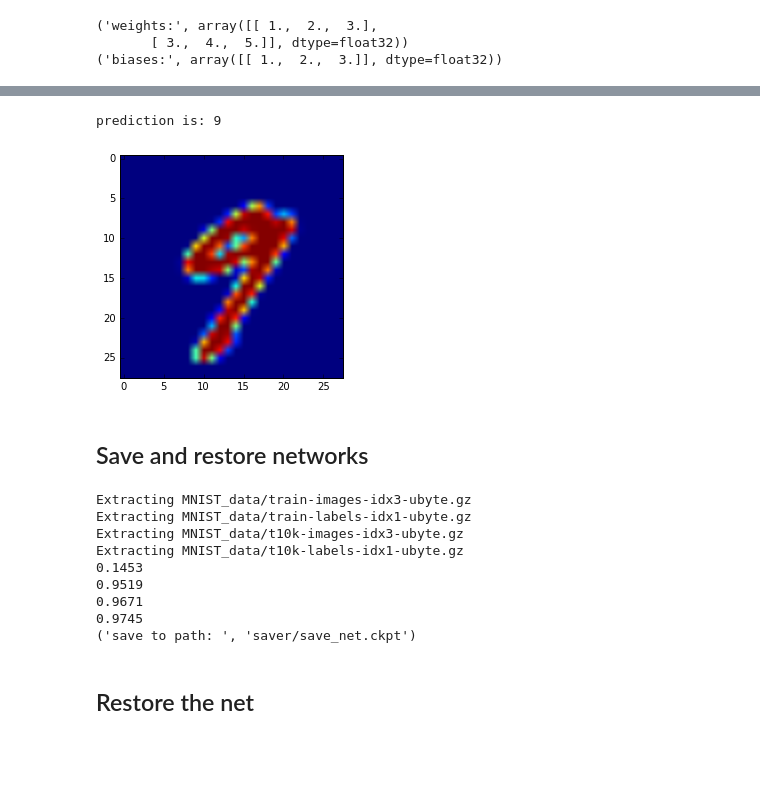
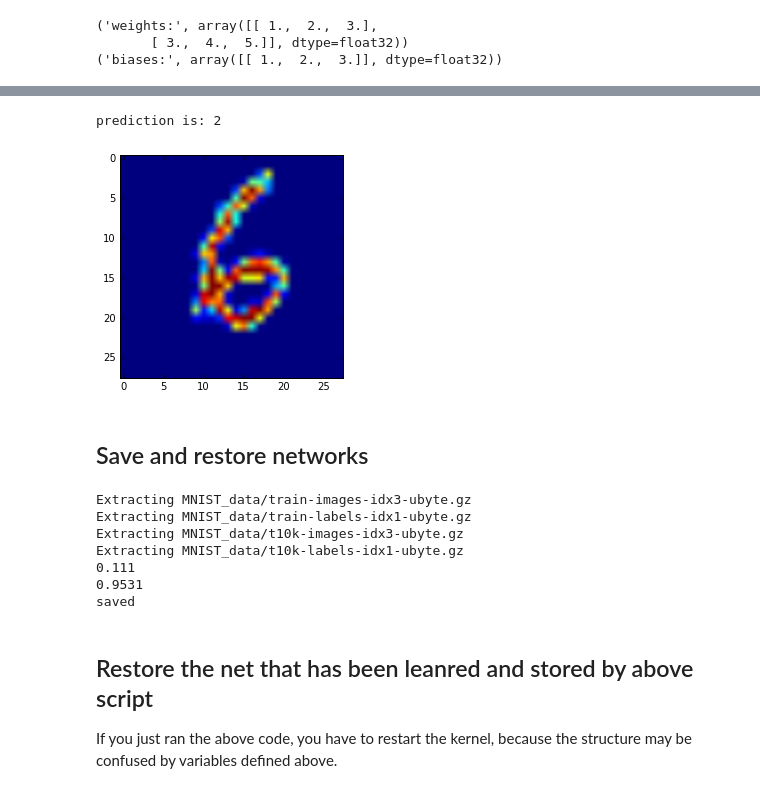
Before and after one commit to zyang96/Tensorflow_AlexNet, a Jupyter notebook: tensor_flow_practice.ipynb, the cells around one changed output, grey strips where cells are left out. Drawn from its saved outputs; the diff is of its cells as text; code cells hidden in the pictures; blank space fills up the shorter version.

Commit message:
Added more comments, and test out all the scripts

```diff
--- a/tensor_flow_practice.ipynb
+++ b/tensor_flow_practice.ipynb
@@ -404,11 +412,11 @@ sess = tf.Session()
 # important step
 sess.run(tf.initialize_all_variables())
 
-for i in range(10000):
+for i in range(5000):
     batch_xs, batch_ys = mnist.train.next_batch(100)
     sess.run(train_step, feed_dict={xs: batch_xs, ys: batch_ys})
     if i % 500 == 0:
-        print(compute_accuracy(
+        print 'loss at step',i,':',(compute_accuracy(
             mnist.test.images, mnist.test.labels))
 # %% [output]
 Extracting MNIST_data/train-images-idx3-ubyte.gz
@@ -454,7 +459,7 @@ def add_layer(inputs, in_size, out_size, layer_name, activation_function=None, )
     Weights = tf.Variable(tf.random_normal([in_size, out_size]))
     biases = tf.Variable(tf.zeros([1, out_size]) + 0.1)
     Wx_plus_b = tf.matmul(inputs, Weights) + biases
-    # here to dropout
+    # Add dropout here
     Wx_plus_b = tf.nn.dropout(Wx_plus_b, keep_prob)
     if activation_function is None:
         outputs = Wx_plus_b
@@ -480,19 +485,21 @@ tf.scalar_summary('loss', cross_entropy)
 train_step = tf.train.GradientDescentOptimizer(0.5).minimize(cross_entropy)
 
 sess = tf.Session()
-merged = tf.merge_all_summaries()
-# summary writer goes in here
-train_writer = tf.train.SummaryWriter("logs/train", sess.graph)
-test_writer = tf.train.SummaryWriter("logs/test", sess.graph)
+# merged = tf.merge_all_summaries()
+
+## summary writer goes in here
+# train_writer = tf.train.SummaryWriter("logs/train", sess.graph)
+# test_writer = tf.train.SummaryWriter("logs/test", sess.graph)
 
 sess.run(tf.initialize_all_variables())
 
-for i in range(500):
+for i in range(5000):
     # here to determine the keeping probability
     sess.run(train_step, feed_dict={xs: X_train, ys: y_train, keep_prob: 0.5})
-    if i % 50 == 0:
+    if i % 500 == 0:
         # record loss
-        train_result = sess.run(merged, feed_dict={xs: X_train, ys: y_train, keep_prob: 1})
-        test_result = sess.run(merged, feed_dict={xs: X_test, ys: y_test, keep_prob: 1})
-        train_writer.add_summary(train_result, i)
-        test_writer.add_summary(test_result, i)
+        train_result = sess.run(train_step,feed_dict={xs: X_train, ys: y_train, keep_prob: 1})
+        test_result = sess.run(prediction,feed_dict={xs: X_test, ys: y_test, keep_prob: 1})
+        print 'cross_entropy at step',i,':',sess.run(cross_entropy,feed_dict={xs: X_train, ys: y_train, keep_prob: 1})
+#         train_writer.add_summary(train_result, i)
+#         test_writer.add_summary(test_result, i)
@@ -501,6 +519,7 @@ for i in range(500):
 # %%
 import tensorflow as tf
 import numpy as np
+import os
 
 # Save to file
 # remember to define the same dtype and shape when restore
@@ -513,6 +532,9 @@ saver = tf.train.Saver()
 
 with tf.Session() as sess:
     sess.run(init)
+    directory = 'saver'
+    if not os.path.exists(directory):
+        os.makedirs(directory)
     save_path = saver.save(sess, "saver/save_net.ckpt")
     print("Save to path: ", save_path)
 # %% [output]
@@ -642,24 +667,25 @@ axarr[3].imshow(sess.run(W_conv2)[:,:,45,55])
 # %%
 import matplotlib.pyplot as plt
 %matplotlib inline
-imageIndex = 20;
+imageIndex = 2000;
 x_image = tf.reshape(mnist.test.images, [-1, 28, 28, 1])
 img = sess.run(x_image)[imageIndex,:,:,0]
 plt.imshow(img)
 
 y_pre = sess.run(prediction, feed_dict={xs: mnist.test.images[:,:], keep_prob: 1})
 Nums = [0,1,2,3,4,5,6,7,8,9]
 
 print 'prediction is:',np.where(np.int16(np.round(y_pre[imageIndex,:],0))==1)[0][0]
 # %% [output]
-prediction is: 9
+prediction is: 2
-[figure, old version]
+[figure, new version]
 # %% [markdown]
 ## Save and restore networks
 # %%
 # Save trained network
 import tensorflow as tf
 import numpy as np
+import os
 from tensorflow.examples.tutorials.mnist import input_data
 # number 1 to 10 data
 mnist = input_data.read_data_sets('MNIST_data', one_hot=True)
@@ -697,13 +723,13 @@ x_image = tf.reshape(xs, [-1, 28, 28, 1])
 # print(x_image.shape)  # [n_samples, 28,28,1]
 
 ## conv1 layer ##
-W_conv1 = weight_variable([5,5, 1,32]) # patch 5x5, in size 1, out size 32
-b_conv1 = bias_variable([32])
+W_conv1 = weight_variable([5,5, 1,64]) # patch 5x5, in size 1, out size 32
+b_conv1 = bias_variable([64])
 h_conv1 = tf.nn.relu(conv2d(x_image, W_conv1) + b_conv1) # output size 28x28x32
 h_pool1 = max_pool_2x2(h_conv1)                                         # output size 14x14x32
 
 ## conv2 layer ##
-W_conv2 = weight_variable([5,5, 32, 128]) # patch 5x5, in size 32, out size 64
+W_conv2 = weight_variable([5,5, 64, 128]) # patch 5x5, in size 32, out size 64
 b_conv2 = bias_variable([128])
 h_conv2 = tf.nn.relu(conv2d(h_pool1, W_conv2) + b_conv2) # output size 14x14x64
 h_pool2 = max_pool_2x2(h_conv2)                                         # output size 7x7x64
@@ -722,6 +748,7 @@ b_fc2 = bias_variable([10])
 prediction = tf.nn.softmax(tf.matmul(h_fc1_drop, W_fc2) + b_fc2)
 
 
+
 # the error between prediction and real data
 cross_entropy = tf.reduce_mean(-tf.reduce_sum(ys * tf.log(prediction),
                                               reduction_indices=[1]))       # loss
@@ -732,28 +759,30 @@ sess = tf.Session()
 sess.run(tf.initialize_all_variables())
 
 # initialize saver
-saver = tf.train.Saver() #only save variables
 
-for i in range(2000):
+for i in range(1000):
     batch_xs, batch_ys = mnist.train.next_batch(100)
     sess.run(train_step, feed_dict={xs: batch_xs, ys: batch_ys, keep_prob: 0.5})
     if i % 500 == 0:
         print(compute_accuracy(
             mnist.test.images, mnist.test.labels))
 
-
-save_path = saver.save(sess, "saver/save_net.ckpt")
-print('save to path: ', save_path)
+saver = tf.train.Saver() #only save variables
+directory = 'saver2'
+if not os.path.exists(directory):
+    os.makedirs(directory)
+filename = directory + 'save_net.ckpt'
+save_path = saver.save(sess, filename)
+print 'saved'
 # %% [output]
 Extracting MNIST_data/train-images-idx3-ubyte.gz
 Extracting MNIST_data/train-labels-idx1-ubyte.gz
 Extracting MNIST_data/t10k-images-idx3-ubyte.gz
 Extracting MNIST_data/t10k-labels-idx1-ubyte.gz
-0.1453
-0.9519
-0.9671
-0.9745
-('save to path: ', 'saver/save_net.ckpt')
+0.111
+0.9531
+saved
-# %% [markdown]
-## Restore the net
+# %% [markdown]
+## Restore the net that has been leanred and stored by above script
+If you just ran the above code, you have to restart the kernel, because the structure may be confused by variables defined above.
 # %%
```
Also changed, not shown: parts of 40 cells of this notebook, 18 other files.
